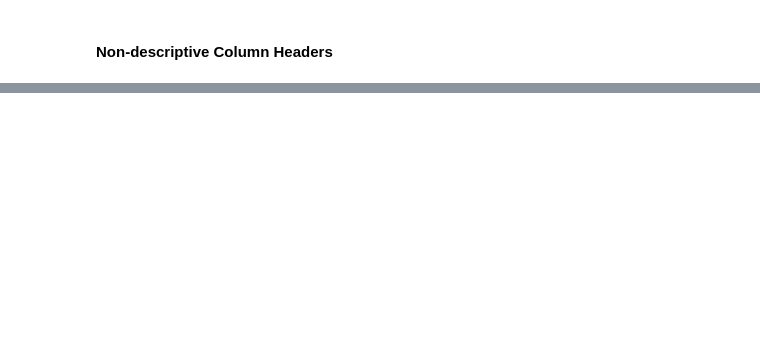
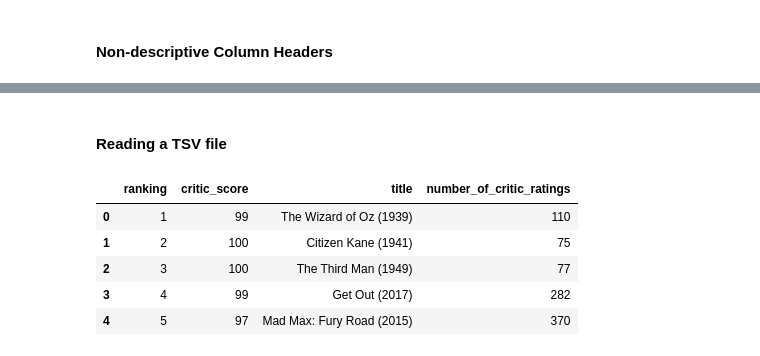
Before and after one commit to ebenezer2015/Data-Engineering, a Jupyter notebook: data-wrangling/Data-Wrangling.ipynb, the cells around one changed output, grey strips where cells are left out. Saved outputs shown, nothing was run; the diff lists cells and outputs as text; code cells hidden in the pictures; blank space fills up the shorter version.

```diff
--- a/data-wrangling/Data-Wrangling.ipynb
+++ b/data-wrangling/Data-Wrangling.ipynb
@@ -112,0 +233,12 @@ df_clean = df_clean.rename(columns={'oldName1': 'newName1',
+# %% [markdown]
+#### Reading a TSV file
+# %%
+df_ = pd.read_csv('../bestofrt.tsv', sep='\t')
+df_.head()
+# %% [output]
+|  | ranking | critic_score | title | number_of_critic_ratings |
+| 0 | 1 | 99 | The Wizard of Oz (1939) | 110 |
+| 1 | 2 | 100 | Citizen Kane (1941) | 75 |
+| 2 | 3 | 100 | The Third Man (1949) | 77 |
+| 3 | 4 | 99 | Get Out (2017) | 282 |
+| 4 | 5 | 97 | Mad Max: Fury Road (2015) | 370 |
```
Also changed, not shown: parts of 31 cells of this notebook, 2 other files.
